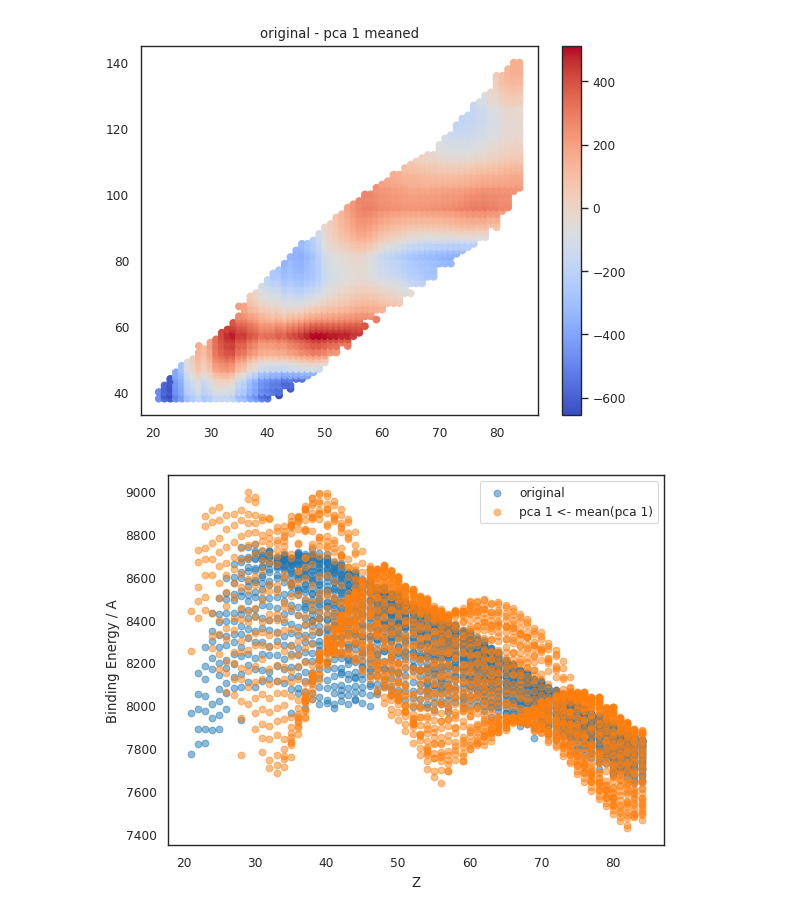
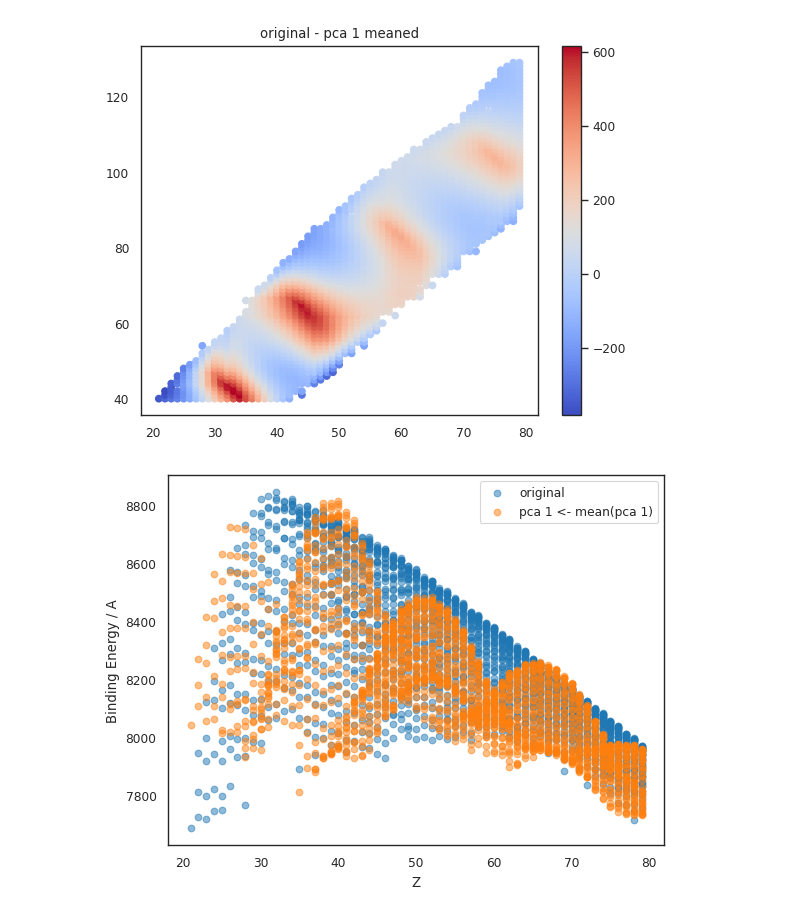
Before and after one commit to okitouni/NuCLR-MechInterp, a Jupyter notebook: nbs/spiral.ipynb, the cells around one changed output. Drawn from its saved outputs; the diff is of its cells as text; code cells hidden in the pictures.

```diff
--- a/nbs/spiral.ipynb
+++ b/nbs/spiral.ipynb
@@ -29,13 +29,15 @@ print(locations)
 all_re = re.compile("epochs-200000-binding100\+.*-seed(\d)-dataseed\d-trainfrac(\d+\.\d+)-nuclei_ge8-hiddendim1024-LR0.0003")
 binding_re = re.compile(".*/long_run-binding100-seed0-trainfrac(\d+\.\d+)")
 binding_semf_re = re.compile(".*/long_run-binding_semf100-seed0-trainfrac(\d+\.\d+)")
+just_semf = re.compile("epochs-200000-semf.*-seed(\d)-dataseed\d-trainfrac(\d+\.\d+)-nuclei_ge8-hiddendim1024-LR0.0003-modelbaseline")
 # get train fracs for partial
 all_trainfracs = {}
 for loc in locations:
-    match = all_re.search(loc)
+    match = just_semf.search(loc)
     if match is not None:
       # if float(match.group(2)) > 0.7: continue
       all_trainfracs[(int(match.group(1)), float(match.group(2)))] = loc
 print(len(all_trainfracs))
+all_trainfracs
 # %% [output]
 ['/checkpoint/nolte/NuCLR-MechInterp-results/long_run-binding_semf100-seed0', '/checkpoint/nolte/NuCLR-MechInterp-results/long_run-binding100-seed0', '/checkpoint/nolte/NuCLR-MechInterp-results/long_r ...
@@ -90,7 +98,7 @@ def get_rms(model, data, split="all"):
         rms[task_name] = torch.sqrt(torch.mean((preds[task_mask] - y[task_mask])**2)).item()
     return rms
 # %%
-location = all_trainfracs[(2, .9)]
+location = all_trainfracs[(2, 1.0)]
 # %%
 args = IO.load_args(f"{location}/args.yaml")
 args.DEV = "cuda:1"
@@ -105,7 +113,7 @@ last_checkpoint = max(checkpoints.keys())
 task_rms_values = {}
 for epoch, ckpt in checkpoints.items():
     model.load_state_dict(torch.load(f"{location}/ckpts/{ckpt}"))
-    task_rms_values[epoch] = get_rms(model, data, "val")["binding"]
+    task_rms_values[epoch] = get_rms(model, data, "train")["semf"]
 
 task_rms_values
 # %% [output]
@@ -137,8 +134,8 @@ args = IO.load_args(f"{location}/args.yaml")
 args.DEV = "cpu"
 data = prepare_nuclear_data(args)
 # %%
-start_z = 21
-end_z = 85
+start_z = 20
+end_z = 80
 pca_z = PCA(n_components=end_z - start_z)
 emb_pca_z = pca_z.fit_transform(model.emb[0][start_z:end_z].detach().cpu().numpy())
 plt.scatter(emb_pca_z[:, 0], emb_pca_z[:, 1], c=emb_pca_z[:, 2], cmap='viridis')
@@ -151,8 +148,8 @@ for i, emb in enumerate(emb_pca_z):
   plt.annotate(i+start_z, emb[[1,2]])
 plt.show()
 
-start_n = 38
-end_n = 141
+start_n = 40
+end_n = 130
 pca_n = PCA(n_components=end_n - start_n)
 emb_pca_n = pca_n.fit_transform(model.emb[1][start_n:end_n].detach().cpu().numpy())
 plt.scatter(emb_pca_n[:, 0], emb_pca_n[:, 1], c=emb_pca_n[:, 2], cmap='viridis')
@@ -212,2 +209,2 @@ plt.show()
-[figure, old version]
+[figure, new version]
-[figure, old version]
+[figure, new version]
```
Also changed, not shown: parts of 13 cells of this notebook.
